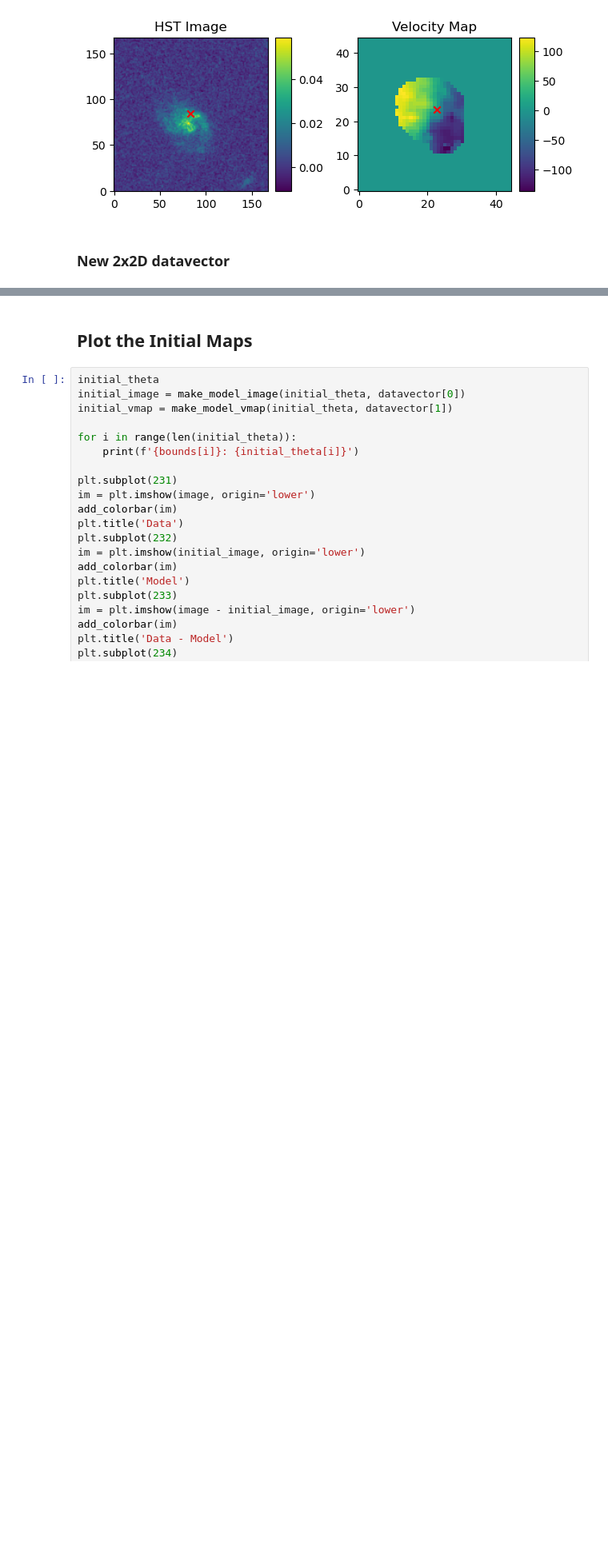
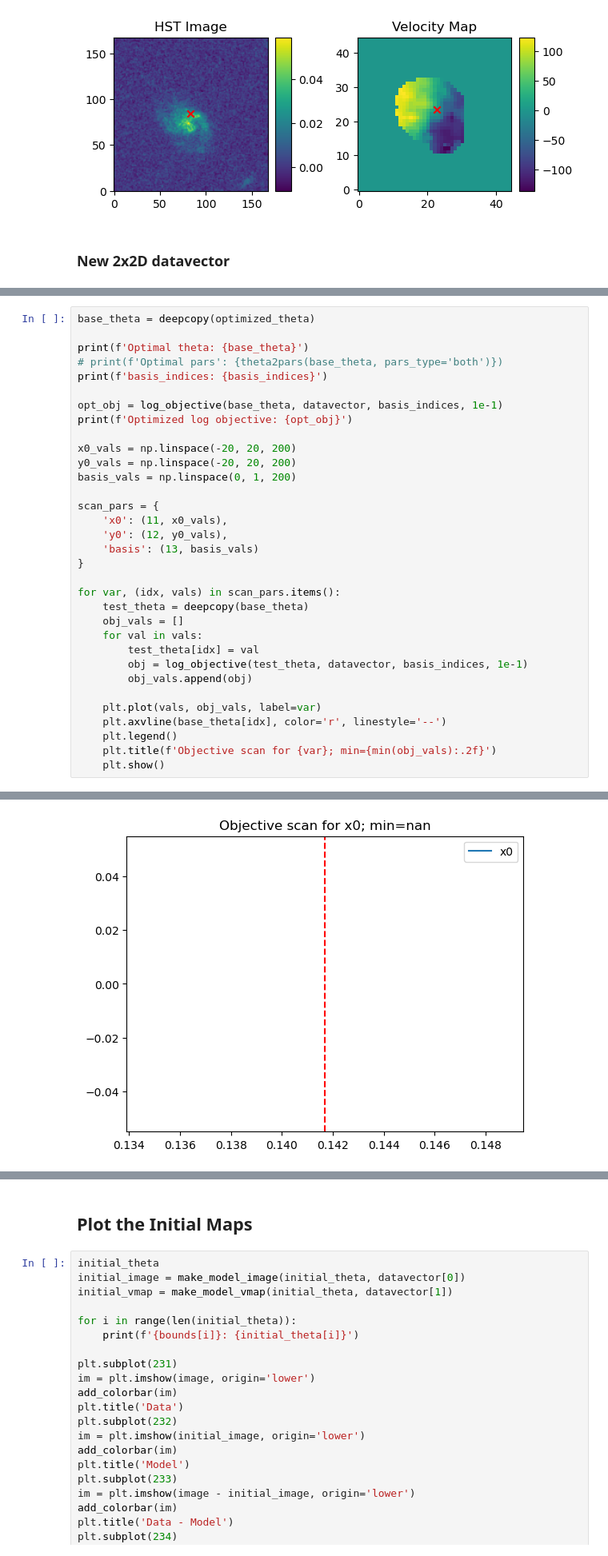
Before and after one commit to sweverett/kl-tools, a Jupyter notebook: notebooks/kross/datacube_optimizer.ipynb, the cells around one changed output, grey strips where cells are left out. Shown at 80% size. Saved outputs shown, nothing was run; the diff lists cells and outputs as text; blank space fills up the shorter version.

```diff
--- a/notebooks/kross/datacube_optimizer.ipynb
+++ b/notebooks/kross/datacube_optimizer.ipynb
@@ -634,0 +652,34 @@ Initial theta: [  0.         101.66416411   0.30000024   0.71440773   2.54818071
+# %%
+base_theta = deepcopy(optimized_theta)
+
+print(f'Optimal theta: {base_theta}')
+# print(f'Optimal pars': {theta2pars(base_theta, pars_type='both')})
+print(f'basis_indices: {basis_indices}')
+
+opt_obj = log_objective(base_theta, datavector, basis_indices, 1e-1)
+print(f'Optimized log objective: {opt_obj}')
+
+x0_vals = np.linspace(-20, 20, 200)
+y0_vals = np.linspace(-20, 20, 200)
+basis_vals = np.linspace(0, 1, 200)
+
+scan_pars = {
+    'x0': (11, x0_vals),
+    'y0': (12, y0_vals),
+    'basis': (13, basis_vals)
+}
+
+for var, (idx, vals) in scan_pars.items():
+    test_theta = deepcopy(base_theta)
+    obj_vals = []
+    for val in vals:
+        test_theta[idx] = val
+        obj = log_objective(test_theta, datavector, basis_indices, 1e-1)
+        obj_vals.append(obj)
+
+    plt.plot(vals, obj_vals, label=var)
+    plt.axvline(base_theta[idx], color='r', linestyle='--')
+    plt.legend()
+    plt.title(f'Objective scan for {var}; min={min(obj_vals):.2f}')
+    plt.show()
+# %% [output]
@@ -634,0 +696 @@ Initial theta: [  0.         101.66416411   0.30000024   0.71440773   2.54818071
+[figure, added]
```
Also changed, not shown: parts of 12 cells of this notebook, 5 other files.
